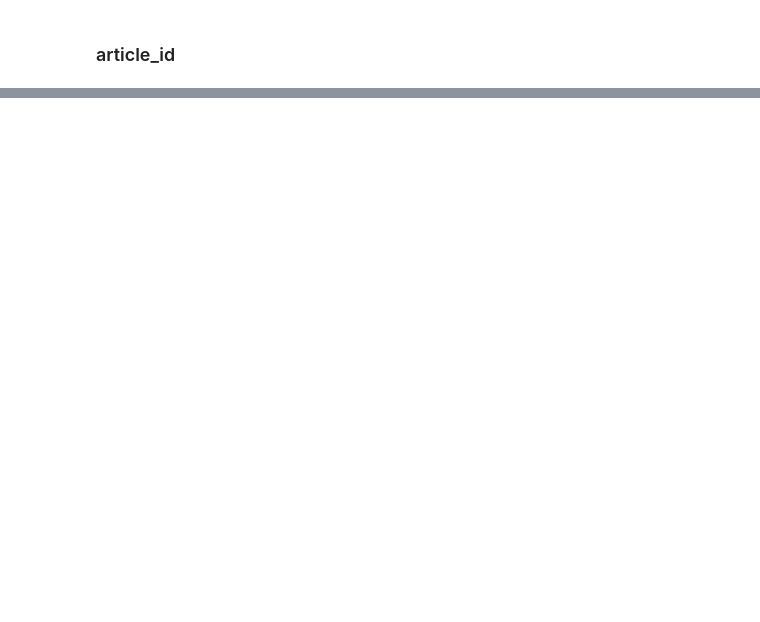
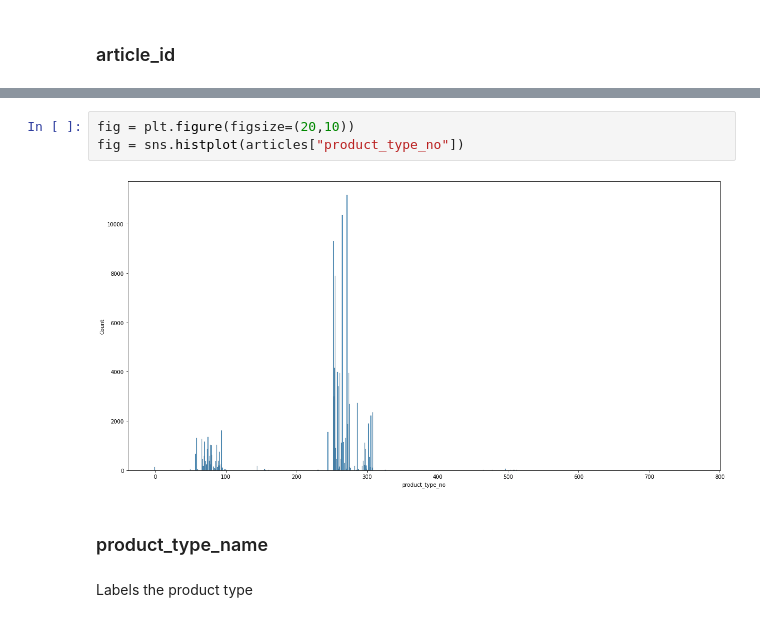
Before and after one commit to theflyingd/fashion-recommender, a Jupyter notebook: notebooks/Columsdescription_Martin.ipynb, the cells around one changed output, grey strips where cells are left out. Cells and saved outputs as stored; diff of their text form; blank space fills up the shorter version.

```diff
--- a/notebooks/Columsdescription_Martin.ipynb
+++ b/notebooks/Columsdescription_Martin.ipynb
@@ -120,0 +380,9 @@ Dask Name: dataframe-sum-agg, 6 tasks
+# %%
+fig = plt.figure(figsize=(20,10))
+fig = sns.histplot(articles["product_type_no"])
+# %% [output]
+[figure, added]
+# %% [markdown]
+### product_type_name
+# %% [markdown]
+Labels the product type
```
Also changed, not shown: parts of 279 cells of this notebook.
